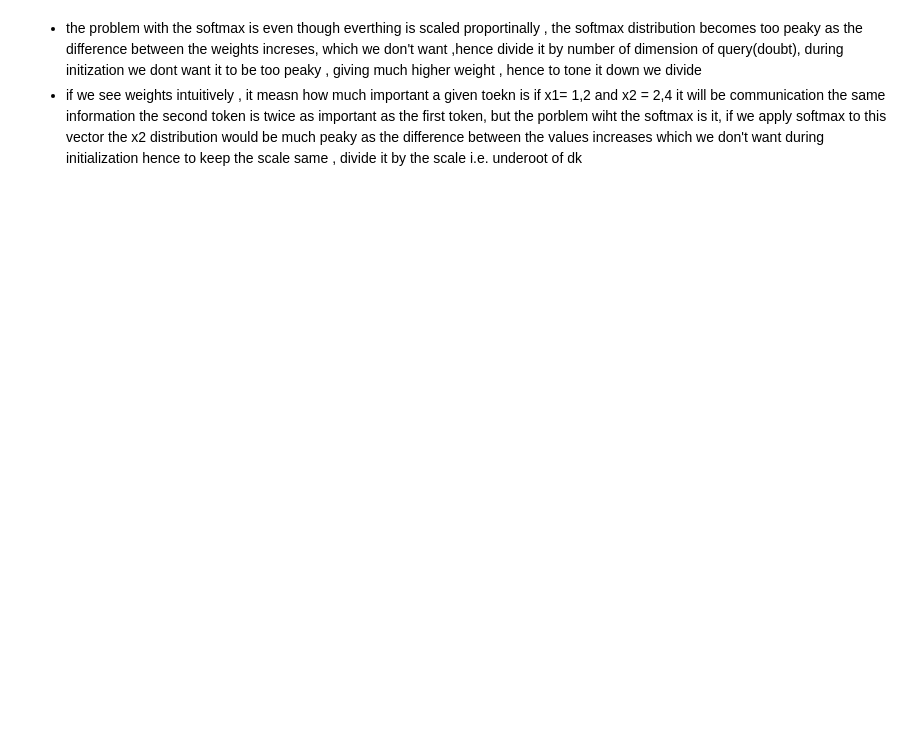
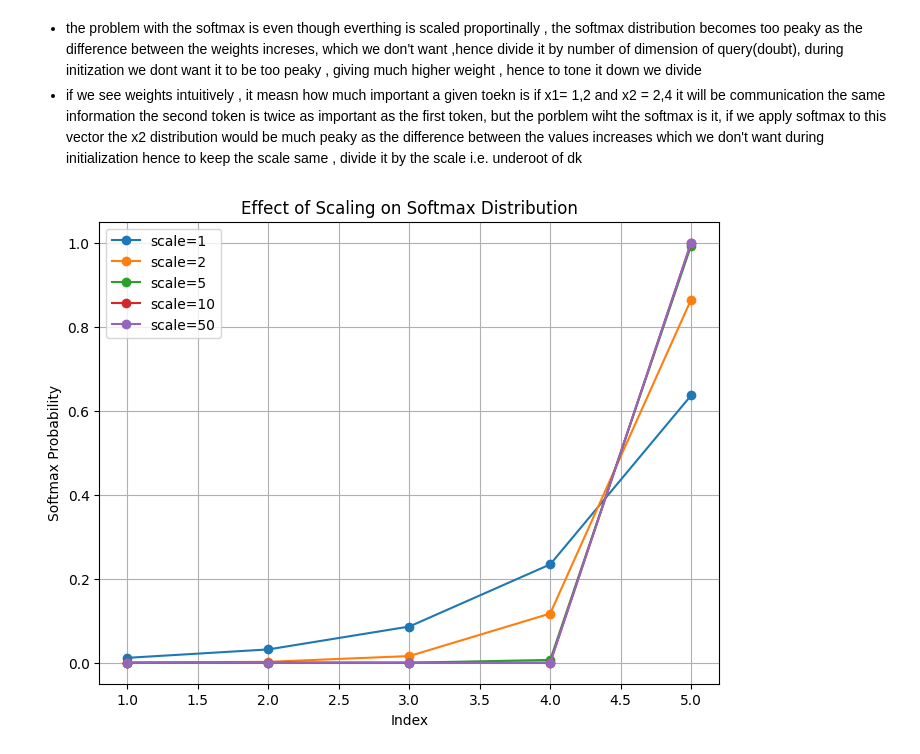
Before and after one commit to Asthag29/NANO_GPT, a Jupyter notebook: experiment.ipynb, the cells around one changed output. Cells and saved outputs as stored; diff of their text form; code cells hidden in the pictures; blank space fills up the shorter version.

```diff
--- a/experiment.ipynb
+++ b/experiment.ipynb
@@ -489,3 +473,29 @@ tensor([0.0306, 0.0028, 0.1514, 0.0028, 0.8125])
 - if we see weights intuitively , it measn how much important a given toekn is if x1= 1,2 and x2 = 2,4 it will be communication the same information the second token is twice as important as the first token, but the porblem wiht the softmax is it, if we apply softmax to this vector the x2 distribution would be much peaky as the difference between the values increases which we don't want during initialization hence to keep the scale same , divide it by the scale i.e. underoot of dk
 # %%
 - why multiple head --> it help to get multiple communication channels, independentanetly , gather lot of data , learning different perspective of the data\
+# %%
+def softmax(x):
+    e_x = np.exp(x - np.max(x))  # subtract max for numerical stability
+    return e_x / e_x.sum()
+
+# Base vector
+x = np.array([1, 2, 3, 4, 5])
+
+# Different scales
+scales = [1, 2, 5, 10, 50]
+
+plt.figure(figsize=(8, 6))
+
+for scale in scales:
+    scaled_x = x * scale
+    sm = softmax(scaled_x)
+    plt.plot(x, sm, marker='o', label=f"scale={scale}")
+
+plt.title("Effect of Scaling on Softmax Distribution")
+plt.xlabel("Index")
+plt.ylabel("Softmax Probability")
+plt.legend()
+plt.grid(True)
+plt.show()
+# %% [output]
+[figure, added]
```
Also changed, not shown: parts of 7 cells of this notebook.
